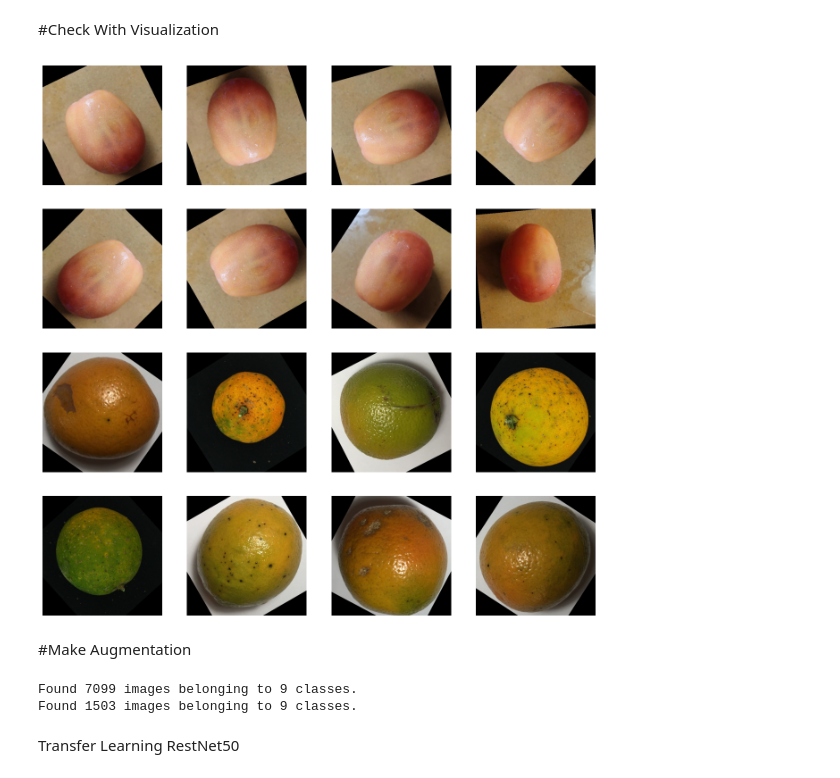
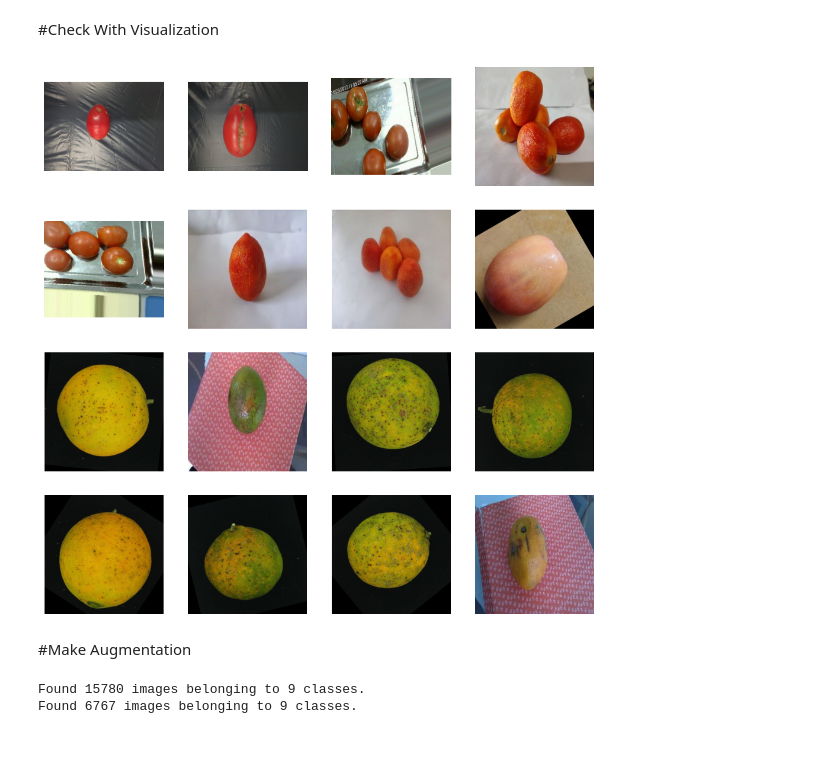
Before and after one commit to hildazaqya/project-capstone, a Jupyter notebook: firna/Foodection MobileNet.ipynb, the cells around one changed output. Drawn from its saved outputs; the diff is of its cells as text; code cells hidden in the pictures; blank space fills up the shorter version.

```diff
--- a/firna/Foodection MobileNet.ipynb
+++ b/firna/Foodection MobileNet.ipynb
@@ -71,7 +80,7 @@ import matplotlib.pyplot as plt
 # %% [markdown]
 #Set the directory to easily navigate to the generator
 # %%
-base_dir= '/content/data/datasetfull/Foodection Dataset'
+base_dir= '/content/data/Foodection Dataset'
 
 print("Contents of base directory:")
 print(os.listdir(base_dir))
@@ -177,49 +180,51 @@ total testing tomat segar sedang images : 42
 # %%
 # Parameters for our graph; we'll output images in a 4x4 configuration
 nrows = 4
 ncols = 4
 
 pic_index = 0  # Add a line break here
 
 fig = plt.gcf()
-fig.set_size_inches(ncols * 4, nrows * 4)
+fig.set_size_inches(ncols * 3, nrows * 3)
 
 pic_index += 8
 
 next_tomatsegarsedang_pix = [os.path.join(train_tomatsegarsedang_dir, fname)
                             for fname in train_tomatsegarsedang_fnames[pic_index - 8:pic_index]
                             ]
 
 next_jeruksegarsedang_pix = [os.path.join(train_jeruksegarsedang_dir, fname)
                             for fname in train_jeruksegarsedang_fnames[pic_index - 8:pic_index]
                             ]
 
 for i, img_path in enumerate(next_tomatsegarsedang_pix  + next_jeruksegarsedang_pix):
     # Set up subplot; subplot indices start at 1
     sp = plt.subplot(nrows, ncols, i + 1)
     sp.axis('Off')  # Don't show axes (or gridlines)
 
     img = mpimg.imread(img_path)
     plt.imshow(img)
 
 plt.show()
 # %% [output]
-[figure, old version]
+[figure, new version]
 # %% [markdown]
 #Make Augmentation
 # %%
-img_height = 128
-img_width = 128
+img_height = 224
+img_width = 224
 img_channels = 3
 num_epochs = 10
 
 train_datagen = ImageDataGenerator( rescale = 1.0/255.,
+                                   rotation_range=40,
+                                   shear_range=0.2,
+                                   zoom_range=0.2,
                                    horizontal_flip=True,
-                                    vertical_flip=True,
-                                    zoom_range=0.2,
-                                    fill_mode='nearest')
-test_datagen  = ImageDataGenerator( rescale = 1.0/255.,
-                                   zoom_range=0.2)
+                                   vertical_flip=True,
+                                   brightness_range=[0.5, 1.5],
+                                   channel_shift_range=0.2)
+test_datagen  = ImageDataGenerator( rescale = 1.0/255.)
 
 train_generator= train_datagen.flow_from_directory(train_dir,
                                                     batch_size=20,
@@ -230,7 +235,5 @@ test_generator =  test_datagen.flow_from_directory(test_dir,
                                                     class_mode='categorical',
                                                     target_size=(img_height, img_width))
 # %% [output]
-Found 7099 images belonging to 9 classes.
-Found 1503 images belonging to 9 classes.
+Found 15780 images belonging to 9 classes.
+Found 6767 images belonging to 9 classes.
-# %% [markdown]
-Transfer Learning RestNet50
```
Also changed, not shown: parts of 14 cells of this notebook.
